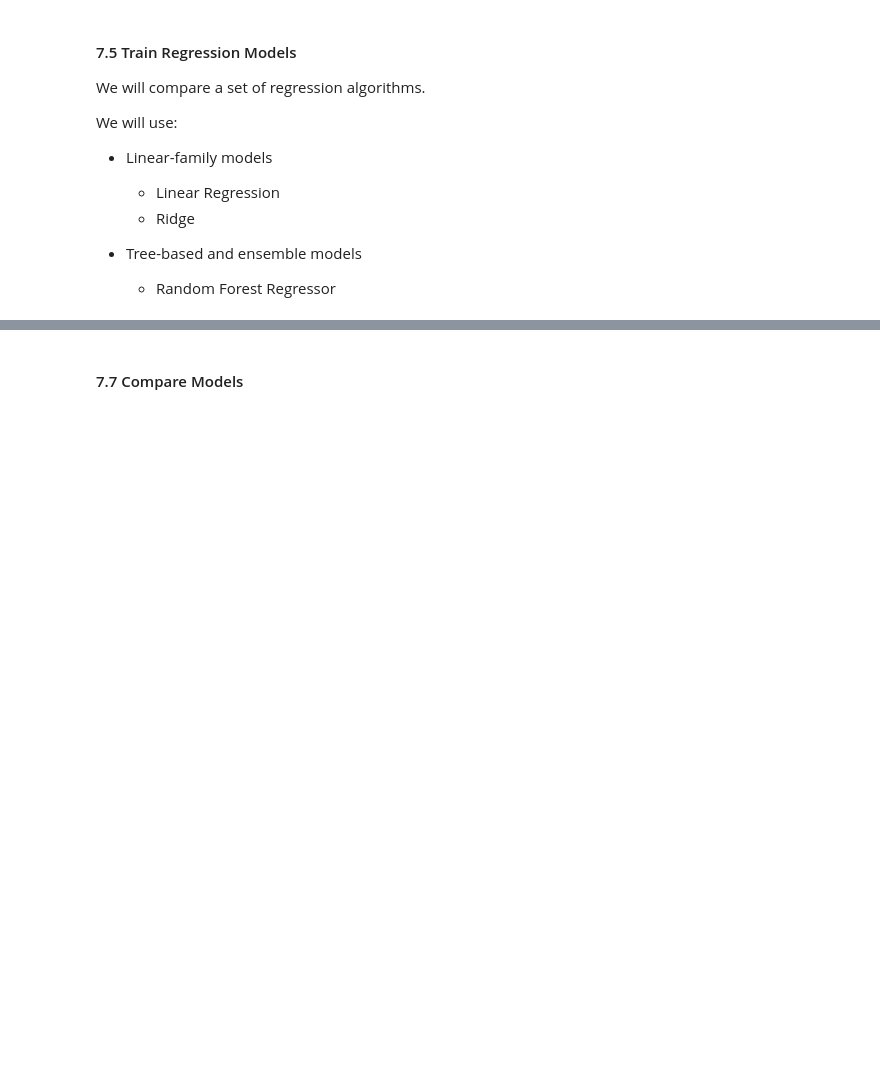
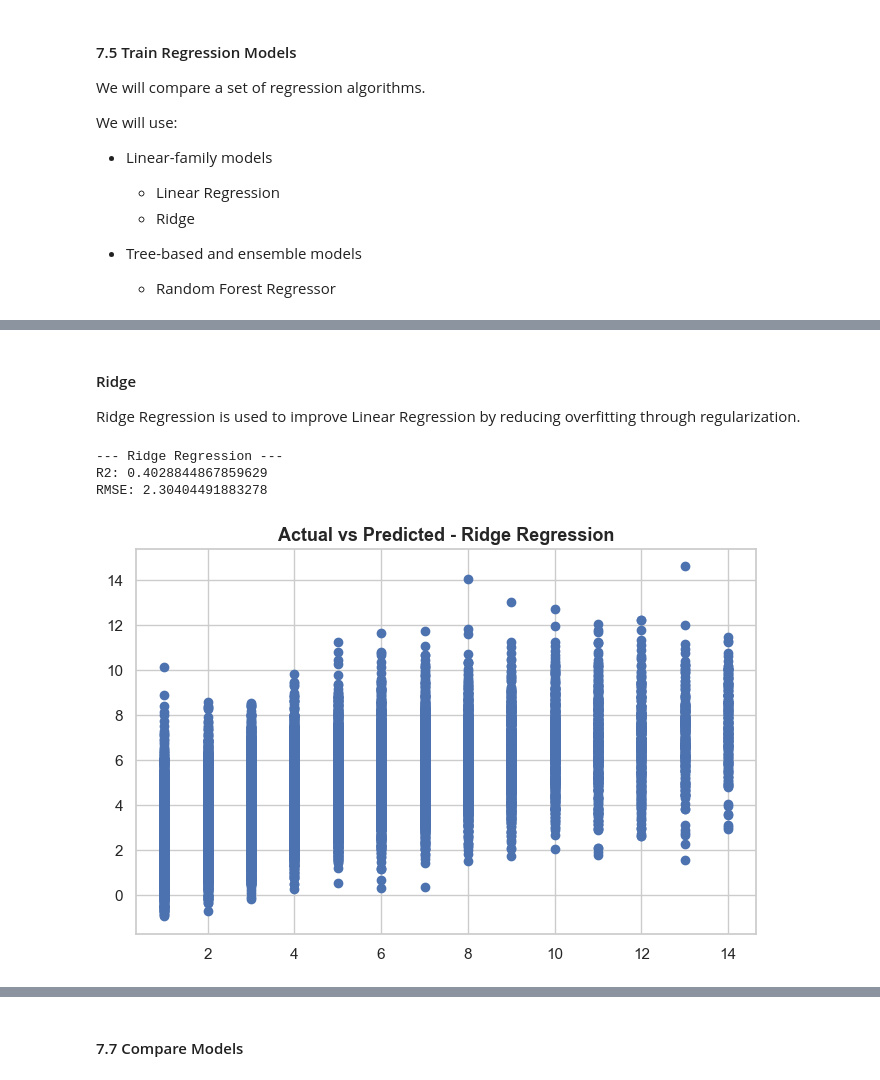
Before and after one commit to patricia-clarji/Diabetes_Readmition_ML, a Jupyter notebook: notebooks/diabetes_project.ipynb, the cells around one changed output, grey strips where cells are left out. Saved outputs shown, nothing was run; the diff lists cells and outputs as text; code cells hidden in the pictures; blank space fills up the shorter version.

```diff
--- a/notebooks/diabetes_project.ipynb
+++ b/notebooks/diabetes_project.ipynb
@@ -1207,0 +1621,19 @@ The regression models were evaluated using MSE, RMSE, and R² score to assess pr
+# %% [markdown]
+#### Ridge
+Ridge Regression is used to improve Linear Regression by reducing overfitting through regularization.
+# %%
+ridge_model = Ridge(alpha=1.0)
+
+r2_ridge, rmse_ridge, y_pred_ridge = run_regression_model(
+    ridge_model,
+    "Ridge Regression",
+    X_train_reg_scaled,
+    X_test_reg_scaled,
+    y_train_reg,
+    y_test_reg
+)
+# %% [output]
+--- Ridge Regression ---
+R2: 0.4028844867859629
+RMSE: 2.30404491883278
+[figure, added]
```
Also changed, not shown: parts of 76 cells of this notebook.
